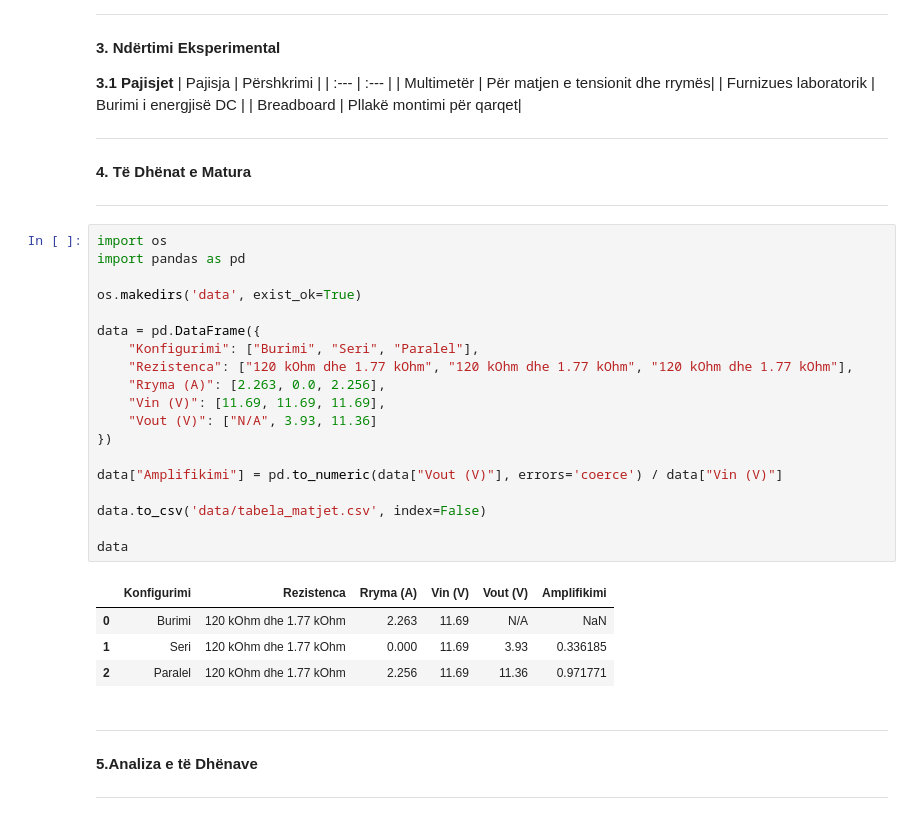
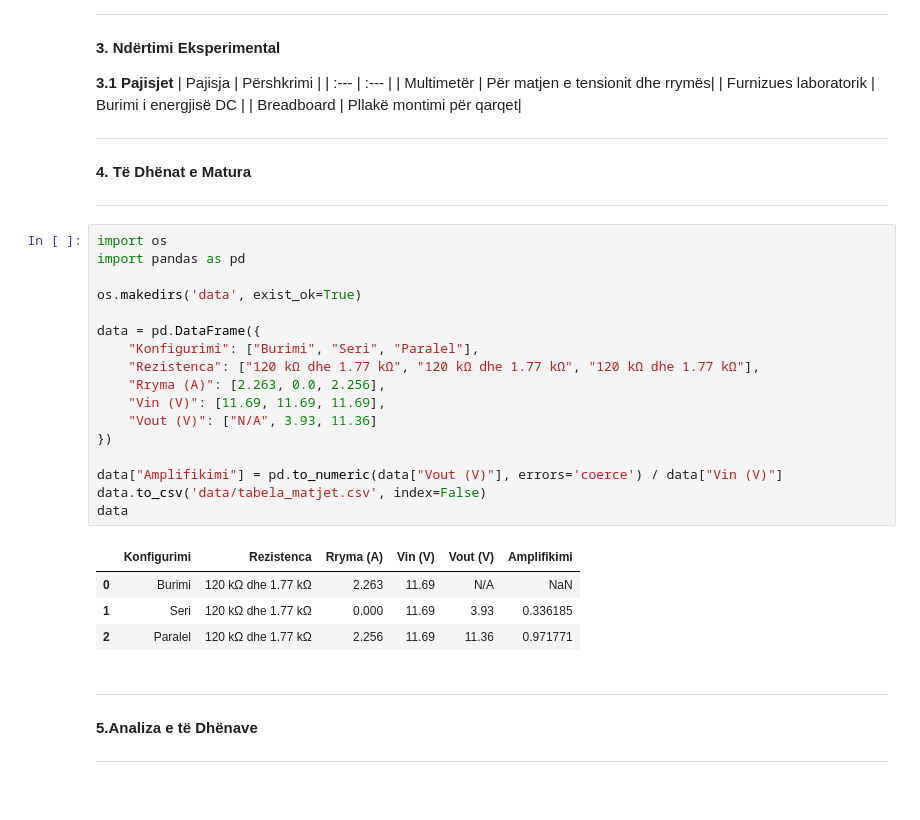
Before and after one commit to Redian-Dida/Elektronika_FSHK, a Jupyter notebook: Lab 1/Raport.ipynb, the cells around one changed output. Drawn from its saved outputs; the diff is of its cells as text.

```diff
--- a/Lab 1/Raport.ipynb
+++ b/Lab 1/Raport.ipynb
@@ -94,27 +94,25 @@ $$I = \frac{V}{R}$$
 # %%
 import os
 import pandas as pd
 
 os.makedirs('data', exist_ok=True)
 
 data = pd.DataFrame({
     "Konfigurimi": ["Burimi", "Seri", "Paralel"],
-    "Rezistenca": ["120 kOhm dhe 1.77 kOhm", "120 kOhm dhe 1.77 kOhm", "120 kOhm dhe 1.77 kOhm"],
+    "Rezistenca": ["120 kΩ dhe 1.77 kΩ", "120 kΩ dhe 1.77 kΩ", "120 kΩ dhe 1.77 kΩ"],
     "Rryma (A)": [2.263, 0.0, 2.256],
     "Vin (V)": [11.69, 11.69, 11.69],
     "Vout (V)": ["N/A", 3.93, 11.36]
 })
 
 data["Amplifikimi"] = pd.to_numeric(data["Vout (V)"], errors='coerce') / data["Vin (V)"]
-
 data.to_csv('data/tabela_matjet.csv', index=False)
-
 data
 # %% [output]
 |  | Konfigurimi | Rezistenca | Rryma (A) | Vin (V) | Vout (V) | Amplifikimi |
-| 0 | Burimi | 120 kOhm dhe 1.77 kOhm | 2.263 | 11.69 | N/A | NaN |
-| 1 | Seri | 120 kOhm dhe 1.77 kOhm | 0.000 | 11.69 | 3.93 | 0.336185 |
-| 2 | Paralel | 120 kOhm dhe 1.77 kOhm | 2.256 | 11.69 | 11.36 | 0.971771 |
+| 0 | Burimi | 120 kΩ dhe 1.77 kΩ | 2.263 | 11.69 | N/A | NaN |
+| 1 | Seri | 120 kΩ dhe 1.77 kΩ | 0.000 | 11.69 | 3.93 | 0.336185 |
+| 2 | Paralel | 120 kΩ dhe 1.77 kΩ | 2.256 | 11.69 | 11.36 | 0.971771 |
 # %% [markdown]
 ---
 
```
